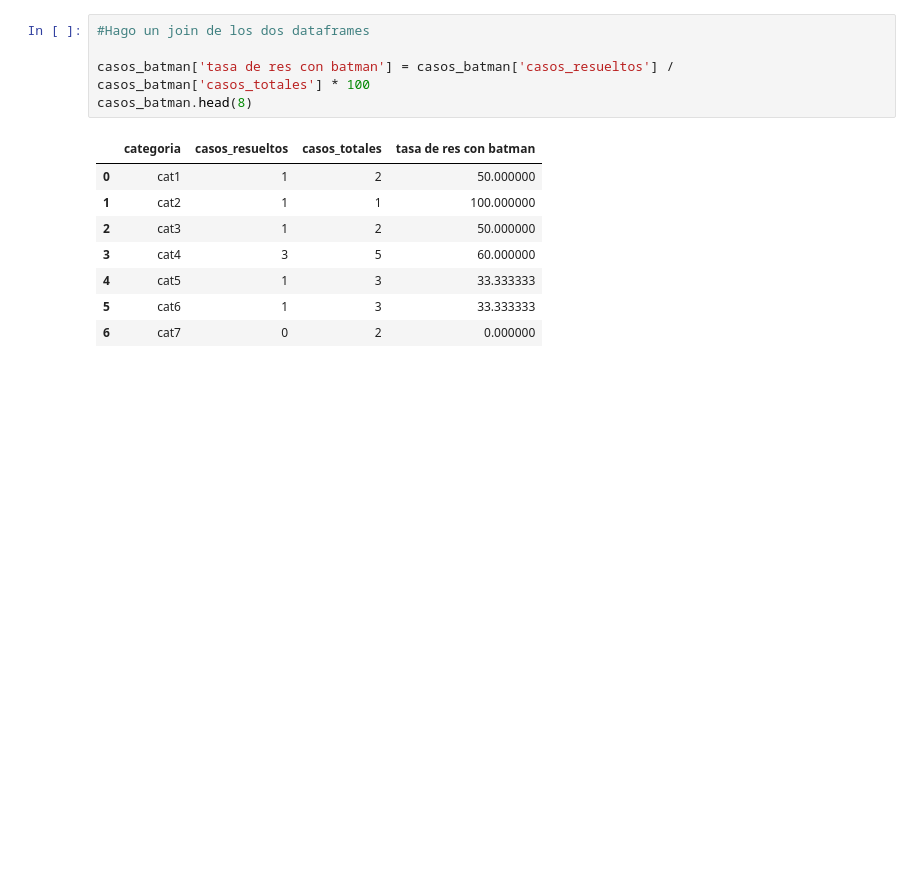
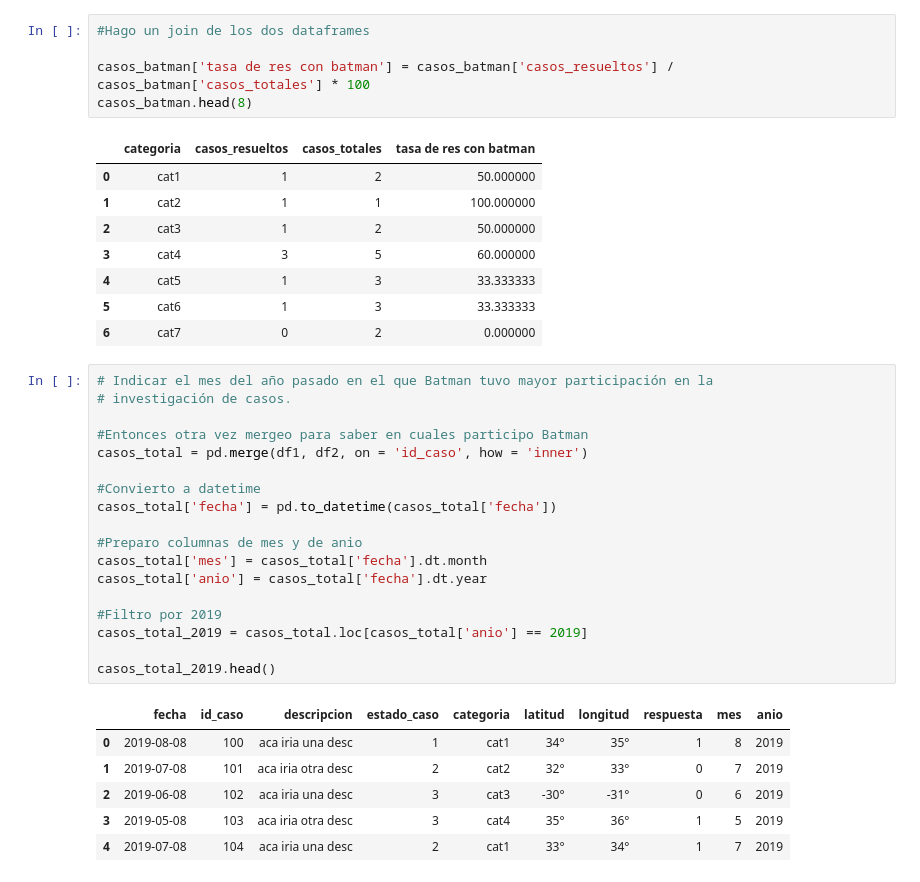
Before and after one commit to JoseMorisJr/practicapandas, a Jupyter notebook: guia1_6.ipynb, the cells around one changed output. Drawn from its saved outputs; the diff is of its cells as text; blank space fills up the shorter version.

Commit message:
Ejercicio 6 - Batman

```diff
--- a/guia1_6.ipynb
+++ b/guia1_6.ipynb
@@ -169,3 +169,28 @@ casos_batman.head(8)
 | 4 | cat5 | 1 | 3 | 33.333333 |
 | 5 | cat6 | 1 | 3 | 33.333333 |
 | 6 | cat7 | 0 | 2 | 0.000000 |
+# %%
+# Indicar el mes del año pasado en el que Batman tuvo mayor participación en la
+# investigación de casos.
+
+#Entonces otra vez mergeo para saber en cuales participo Batman
+casos_total = pd.merge(df1, df2, on = 'id_caso', how = 'inner')
+
+#Convierto a datetime
+casos_total['fecha'] = pd.to_datetime(casos_total['fecha'])
+
+#Preparo columnas de mes y de anio
+casos_total['mes'] = casos_total['fecha'].dt.month
+casos_total['anio'] = casos_total['fecha'].dt.year
+
+#Filtro por 2019
+casos_total_2019 = casos_total.loc[casos_total['anio'] == 2019]
+
+casos_total_2019.head()
+# %% [output]
+|  | fecha | id_caso | descripcion | estado_caso | categoria | latitud | longitud | respuesta | mes | anio |
+| 0 | 2019-08-08 | 100 | aca iria una desc | 1 | cat1 | 34° | 35° | 1 | 8 | 2019 |
+| 1 | 2019-07-08 | 101 | aca iria otra desc | 2 | cat2 | 32° | 33° | 0 | 7 | 2019 |
+| 2 | 2019-06-08 | 102 | aca iria una desc | 3 | cat3 | -30° | -31° | 0 | 6 | 2019 |
+| 3 | 2019-05-08 | 103 | aca iria otra desc | 3 | cat4 | 35° | 36° | 1 | 5 | 2019 |
+| 4 | 2019-07-08 | 104 | aca iria una desc | 2 | cat1 | 33° | 34° | 1 | 7 | 2019 |
```
Also changed, not shown: parts of 7 cells of this notebook.
